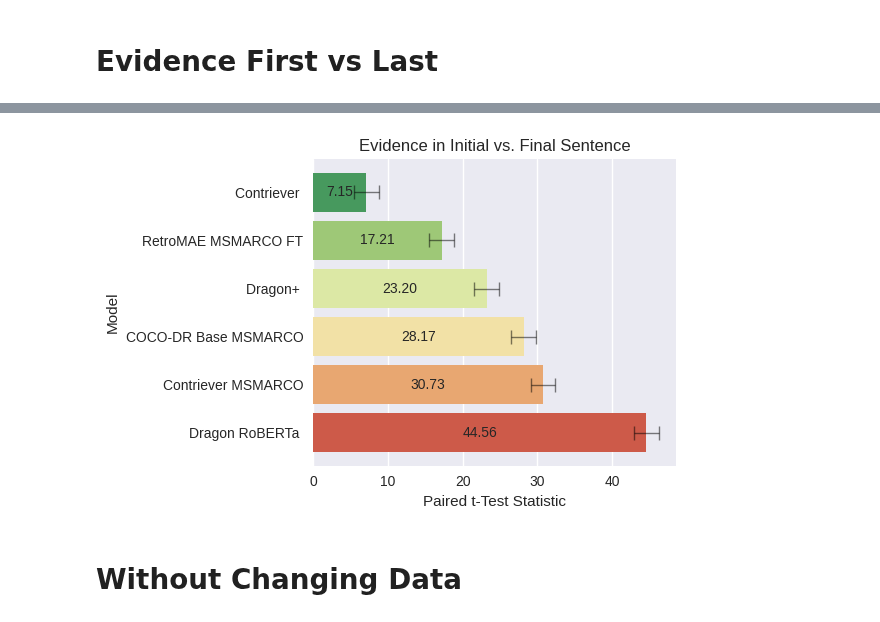
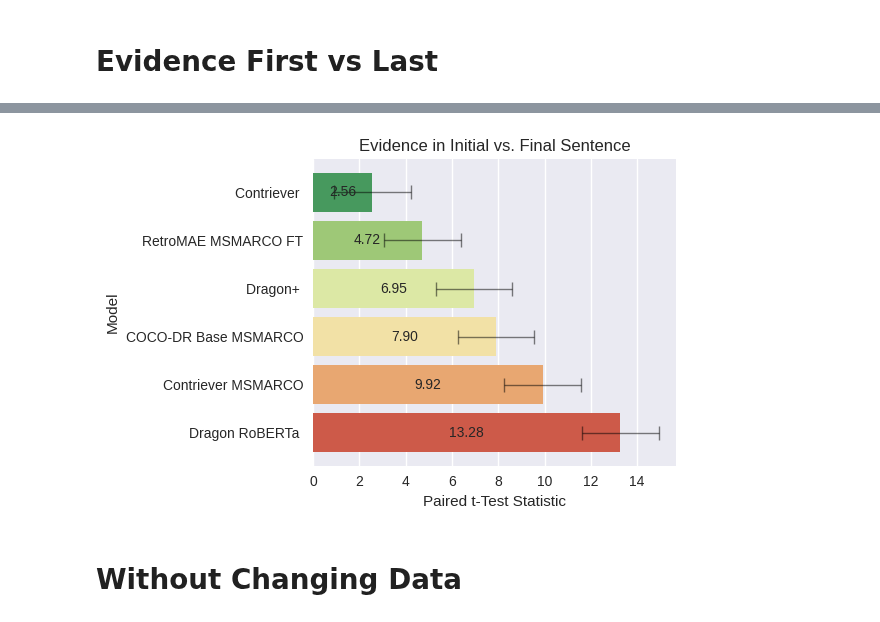
Before and after one commit to mohsenfayyaz/ColDeR, a Jupyter notebook: src/notebooks/Analysis_Position.ipynb, the cells around one changed output, grey strips where cells are left out. Cells and saved outputs as stored; diff of their text form; code cells hidden in the pictures.

```diff
--- a/src/notebooks/Analysis_Position.ipynb
+++ b/src/notebooks/Analysis_Position.ipynb
@@ -409,6 +409,9 @@ df["repeated_label"] = df.apply(lambda r: not_repeated_label(r["label"], r["labe
 df = df[df["repeated_label"]]
 print(len(df))
 
+df = df.sample(250, random_state=0)
+print(len(df))
+
 df["sents_complete"] = df["sents"].apply(lambda x: " ".join(flatten(x)))
 # df["head_wo_tail_sentence"] = df.apply(lambda r: " ".join(flatten([s for i, s in enumerate(r["sents"]) if i not in [r["evidence_sent_ids"]][0]])), axis=1)
 
@@ -485,6 +489,9 @@ for query_model, context_model, POOLING in tqdm(cfgs):
                     "ttest_pvalue": stats.ttest_rel(df[col1], df[col2])[1],
                     "ttest_ci_low": np.abs(standard_ttest_ppf(len(df))),
                     "ttest_ci_high": np.abs(standard_ttest_ppf(len(df))),
+                    "mean_diff": (df[col1] - df[col2]).mean(),
+                    "std_diff": (df[col1] - df[col2]).std(),
+                    "n": len(df),
                 })
     rdf = pd.DataFrame(rdf)
     results_df = pd.concat([results_df, rdf]).sort_values("ttest_stats", ascending=True)
@@ -526,4 +533,4 @@ results_df
-[figure, old version]
+[figure, new version]
 # %% [markdown]
 # Without Changing Data
 # %%
```
Also changed, not shown: parts of 2 cells of this notebook, 14 other files.
